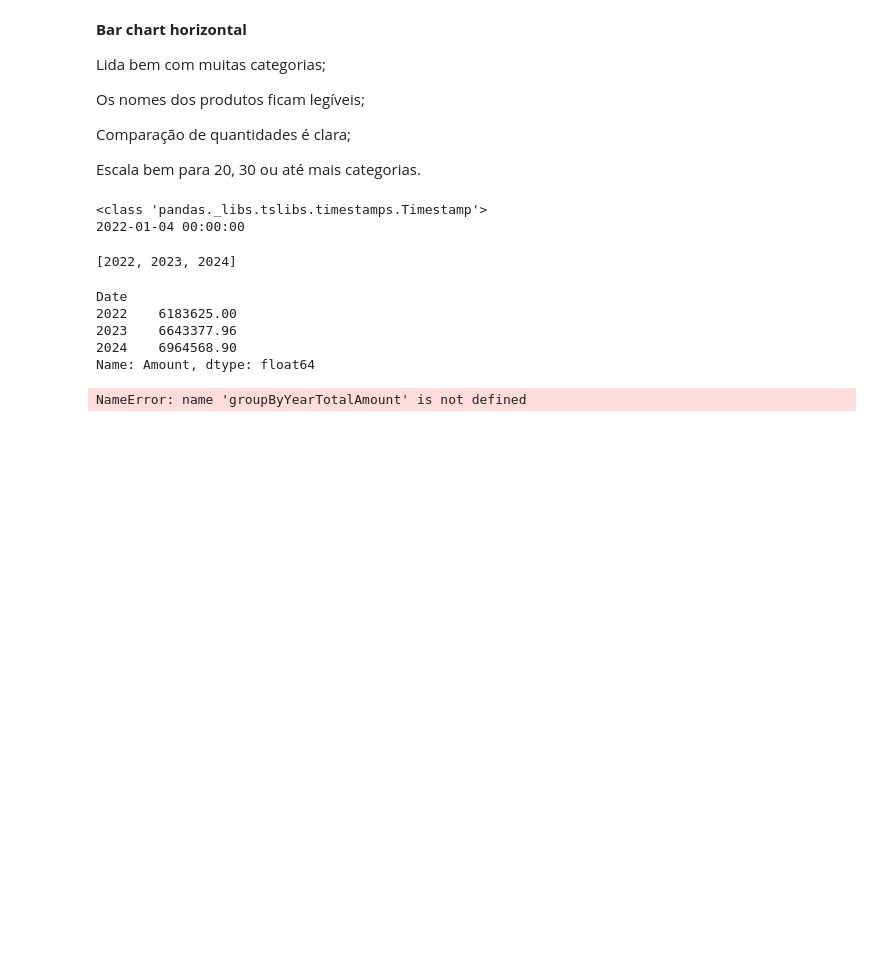
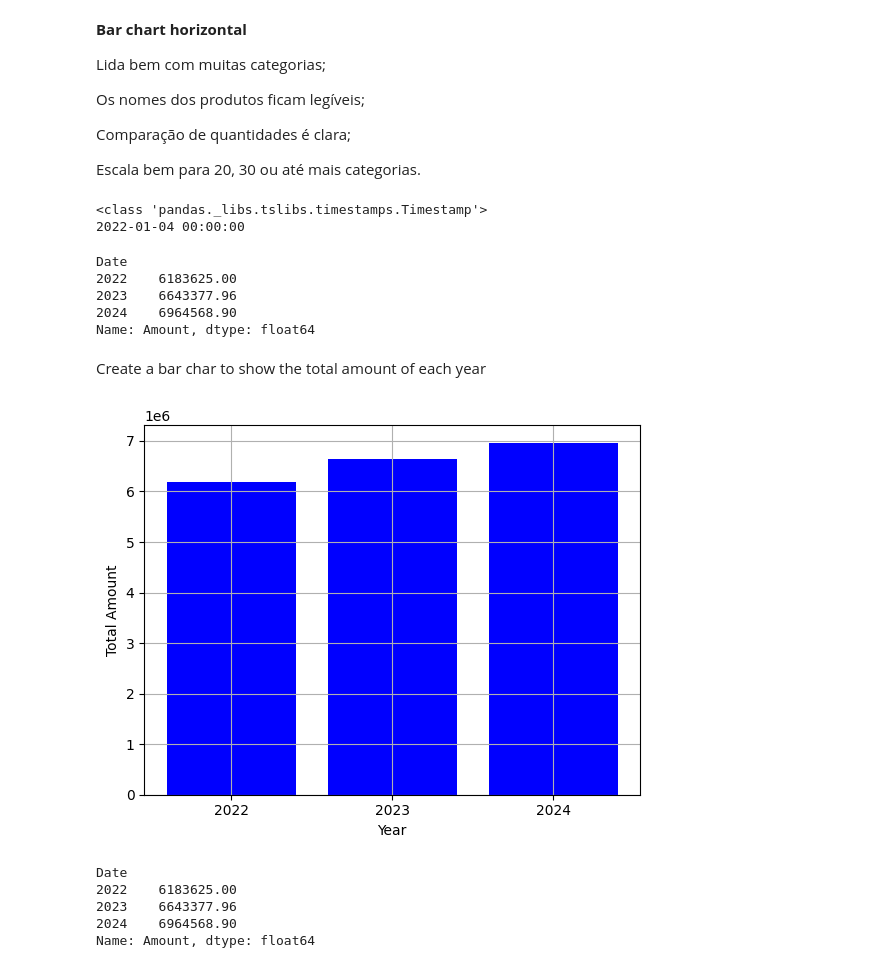
Before and after one commit to Jaimepelembe/Data_analyst_bootcamp_from_basics_to_advanced, a Jupyter notebook: S4_Data_Analysis/ExercisesMatplotlibVisualization.ipynb, the cells around one changed output. Saved outputs shown, nothing was run; the diff lists cells and outputs as text; code cells hidden in the pictures; blank space fills up the shorter version.

```diff
--- a/S4_Data_Analysis/ExercisesMatplotlibVisualization.ipynb
+++ b/S4_Data_Analysis/ExercisesMatplotlibVisualization.ipynb
@@ -277,11 +277,6 @@ print(chocolateDataset["Date"][0])
 <class 'pandas._libs.tslibs.timestamps.Timestamp'>
 2022-01-04 00:00:00
 # %%
-#listYears=set(chocolateDataset["Date"])
-#listYears.add()
-#listYears
-
-
 listDates=chocolateDataset["Date"]
 
 
@@ -306,9 +301,7 @@ def listYears(listDates):
 
 
 
-print(listYears(listDates))
+intervalYears=listYears(listDates)
-# %% [output]
-[2022, 2023, 2024]
 # %%
 #linhaCondicao=chocolateDataset[chocolateDataset["Product"]=="Milk Bars"]
 
@@ -323,13 +313,22 @@ Date
 2023    6643377.96
 2024    6964568.90
 Name: Amount, dtype: float64
+# %% [markdown]
+Create a bar char to show the total amount of each year
 # %%
-#Create a bar char to show the total amount of each year
-
 plt.bar(groupByYearTotalAmount.index, groupByYearTotalAmount.values,color="blue")
 plt.xlabel("Year")
 plt.ylabel("Total Amount")
+plt.xticks(intervalYears)
 plt.grid()
 plt.show()
 # %% [output]
-NameError: name 'groupByYearTotalAmount' is not defined
+[figure, added]
+# %%
+groupByYearTotalAmount
+# %% [output]
+Date
+2022    6183625.00
+2023    6643377.96
+2024    6964568.90
+Name: Amount, dtype: float64
```
Also changed, not shown: parts of 11 cells of this notebook, 2 other files.
